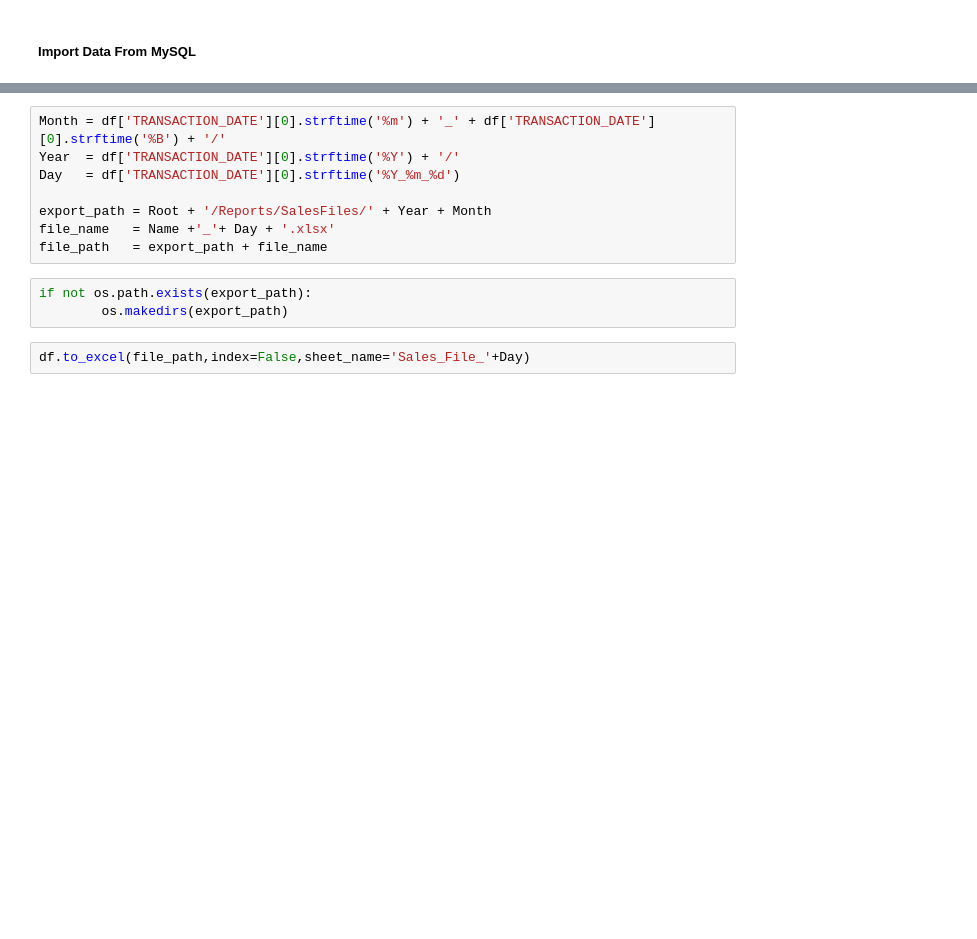
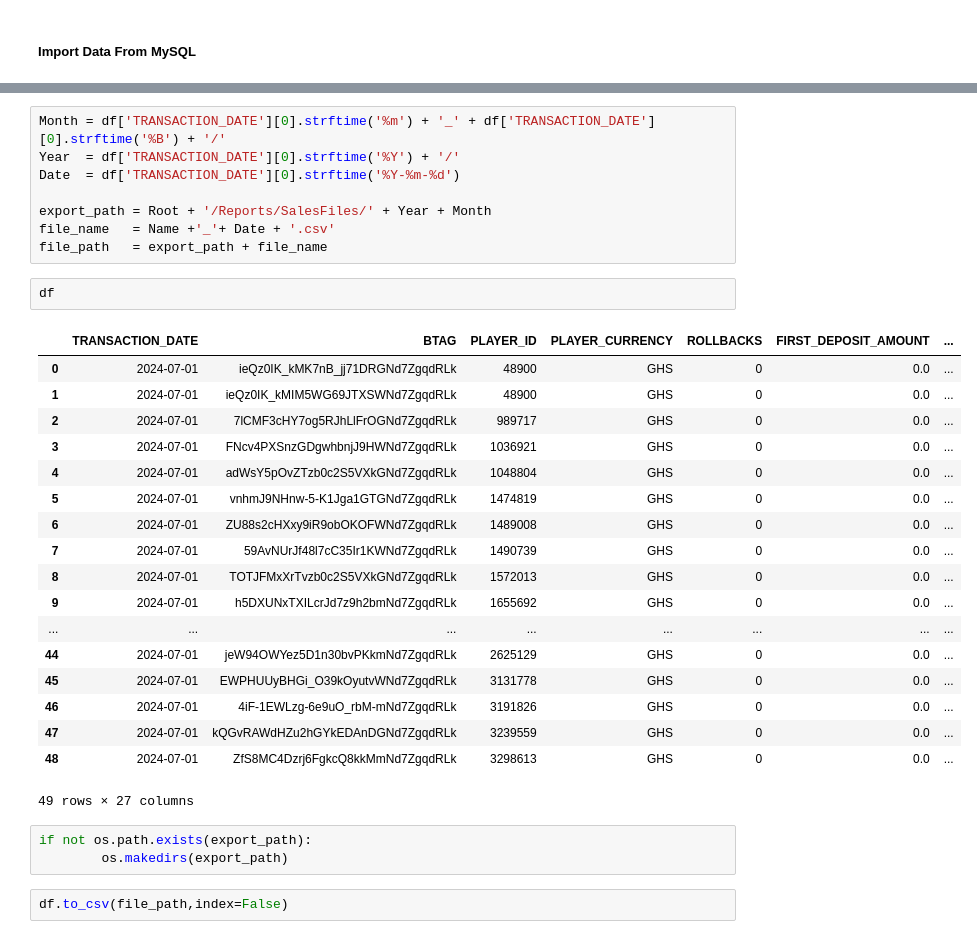
Before and after one commit to KMatebane/MyAffiliates, a Jupyter notebook: Script/Sales_File_Export.ipynb, the cells around one changed output, grey strips where cells are left out. Drawn from its saved outputs; the diff is of its cells as text; blank space fills up the shorter version.

Commit message:
update sales file

```diff
--- a/Script/Sales_File_Export.ipynb
+++ b/Script/Sales_File_Export.ipynb
@@ -131,13 +137,34 @@ finally:
 # %%
 Month = df['TRANSACTION_DATE'][0].strftime('%m') + '_' + df['TRANSACTION_DATE'][0].strftime('%B') + '/'
 Year  = df['TRANSACTION_DATE'][0].strftime('%Y') + '/'
-Day   = df['TRANSACTION_DATE'][0].strftime('%Y_%m_%d')
+Date  = df['TRANSACTION_DATE'][0].strftime('%Y-%m-%d')
 
 export_path = Root + '/Reports/SalesFiles/' + Year + Month
-file_name   = Name +'_'+ Day + '.xlsx'
+file_name   = Name +'_'+ Date + '.csv'
 file_path   = export_path + file_name
+# %%
+df
+# %% [output]
+|  | TRANSACTION_DATE | BTAG | PLAYER_ID | PLAYER_CURRENCY | ROLLBACKS | FIRST_DEPOSIT_AMOUNT | ... |
+| 0 | 2024-07-01 | ieQz0IK_kMK7nB_jj71DRGNd7ZgqdRLk | 48900 | GHS | 0 | 0.0 | ... |
+| 1 | 2024-07-01 | ieQz0IK_kMIM5WG69JTXSWNd7ZgqdRLk | 48900 | GHS | 0 | 0.0 | ... |
+| 2 | 2024-07-01 | 7lCMF3cHY7og5RJhLlFrOGNd7ZgqdRLk | 989717 | GHS | 0 | 0.0 | ... |
+| 3 | 2024-07-01 | FNcv4PXSnzGDgwhbnjJ9HWNd7ZgqdRLk | 1036921 | GHS | 0 | 0.0 | ... |
+| 4 | 2024-07-01 | adWsY5pOvZTzb0c2S5VXkGNd7ZgqdRLk | 1048804 | GHS | 0 | 0.0 | ... |
+| 5 | 2024-07-01 | vnhmJ9NHnw-5-K1Jga1GTGNd7ZgqdRLk | 1474819 | GHS | 0 | 0.0 | ... |
+| 6 | 2024-07-01 | ZU88s2cHXxy9iR9obOKOFWNd7ZgqdRLk | 1489008 | GHS | 0 | 0.0 | ... |
+| 7 | 2024-07-01 | 59AvNUrJf48l7cC35Ir1KWNd7ZgqdRLk | 1490739 | GHS | 0 | 0.0 | ... |
+| 8 | 2024-07-01 | TOTJFMxXrTvzb0c2S5VXkGNd7ZgqdRLk | 1572013 | GHS | 0 | 0.0 | ... |
+| 9 | 2024-07-01 | h5DXUNxTXILcrJd7z9h2bmNd7ZgqdRLk | 1655692 | GHS | 0 | 0.0 | ... |
+| ... | ... | ... | ... | ... | ... | ... | ... |
+| 44 | 2024-07-01 | jeW94OWYez5D1n30bvPKkmNd7ZgqdRLk | 2625129 | GHS | 0 | 0.0 | ... |
+| 45 | 2024-07-01 | EWPHUUyBHGi_O39kOyutvWNd7ZgqdRLk | 3131778 | GHS | 0 | 0.0 | ... |
+| 46 | 2024-07-01 | 4iF-1EWLzg-6e9uO_rbM-mNd7ZgqdRLk | 3191826 | GHS | 0 | 0.0 | ... |
+| 47 | 2024-07-01 | kQGvRAWdHZu2hGYkEDAnDGNd7ZgqdRLk | 3239559 | GHS | 0 | 0.0 | ... |
+| 48 | 2024-07-01 | ZfS8MC4Dzrj6FgkcQ8kkMmNd7ZgqdRLk | 3298613 | GHS | 0 | 0.0 | ... |
+49 rows × 27 columns
 # %%
 if not os.path.exists(export_path):
         os.makedirs(export_path)
 # %%
-df.to_excel(file_path,index=False,sheet_name='Sales_File_'+Day)
+df.to_csv(file_path,index=False)
```
Also changed, not shown: parts of 5 cells of this notebook, 6 other files.
